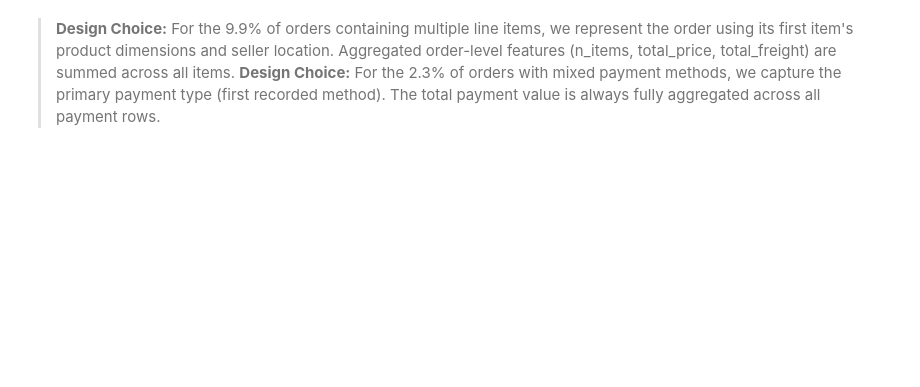
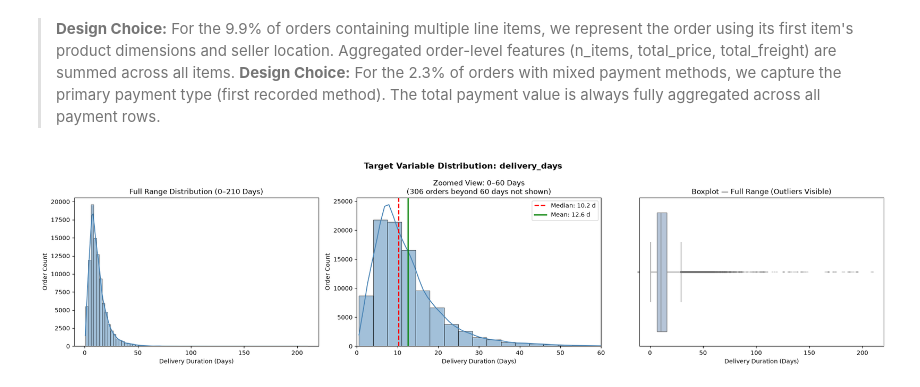
Before and after one commit to hemnath-28/ML-Evaulation-, a Jupyter notebook: regression.ipynb, the cells around one changed output. Cells and saved outputs as stored; diff of their text form; code cells hidden in the pictures; blank space fills up the shorter version.

Commit message:
Added heatplot,distributionplots, target variable distribution

```diff
--- a/regression.ipynb
+++ b/regression.ipynb
@@ -257,3 +267,39 @@ Distribution Kurtosis    : 39.32 (Leptokurtic / Heavy-Tailed)
 > **Design Choice:** For the 2.3% of orders with mixed payment methods,
 > we capture the primary payment type (first recorded method).
 > The total payment value is always fully aggregated across all payment rows.
+# %%
+# ============================================================
+# CELL 5: A2 — Target Variable Distribution (delivery_days)
+# ============================================================
+target = regression_df['delivery_days']
+
+fig, axes = plt.subplots(1, 3, figsize=(20, 5))
+fig.suptitle("Target Variable Distribution: delivery_days", fontsize=14, fontweight='bold')
+
+# Panel 1: Full range histogram
+sns.histplot(target, bins=80, kde=True, color='steelblue', ax=axes[0])
+axes[0].set_title("Full Range Distribution (0–210 Days)")
+axes[0].set_xlabel("Delivery Duration (Days)")
+axes[0].set_ylabel("Order Count")
+
+# Panel 2: Zoomed 0–60 days (clearly labelled)
+beyond_60 = (target > 60).sum()
+sns.histplot(target, bins=60, kde=True, color='steelblue', ax=axes[1])
+axes[1].set_xlim(0, 60)
+axes[1].set_title(f"Zoomed View: 0–60 Days\n({beyond_60:,} orders beyond 60 days not shown)")
+axes[1].set_xlabel("Delivery Duration (Days)")
+axes[1].set_ylabel("Order Count")
+axes[1].axvline(target.median(), color='red',   linestyle='--', linewidth=2, label=f'Median: {target.median():.1f} d')
+axes[1].axvline(target.mean(),   color='green', linewidth=2,              label=f'Mean: {target.mean():.1f} d')
+axes[1].legend()
+
+# Panel 3: Boxplot — Full range
+sns.boxplot(x=target, ax=axes[2], color='lightsteelblue',
+            flierprops=dict(marker='o', markersize=2, alpha=0.3))
+axes[2].set_title("Boxplot — Full Range (Outliers Visible)")
+axes[2].set_xlabel("Delivery Duration (Days)")
+
+plt.tight_layout()
+plt.show()
+# %% [output]
+[figure, added]
```
Also changed, not shown: parts of 8 cells of this notebook.
